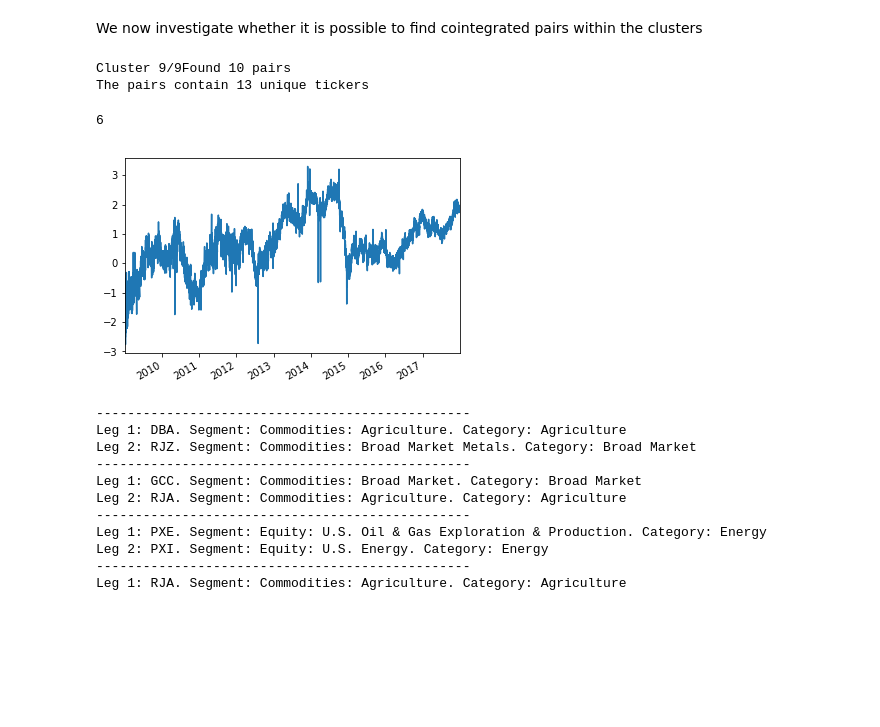
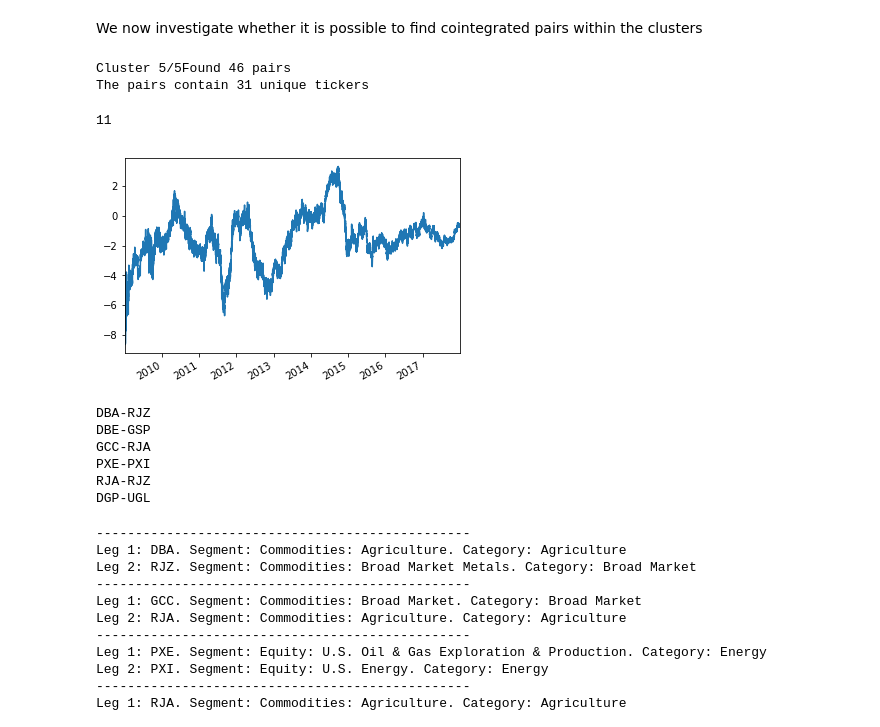
Before and after one commit to simaomsarmento/PairsTrading, a Jupyter notebook: PairsTrading_CommodityETFs-Clustering.ipynb, the cells around one changed output. Saved outputs shown, nothing was run; the diff lists cells and outputs as text; code cells hidden in the pictures; blank space fills up the shorter version.

```diff
--- a/PairsTrading_CommodityETFs-Clustering.ipynb
+++ b/PairsTrading_CommodityETFs-Clustering.ipynb
@@ -350,7 +350,7 @@ We will make use of the DBSCAN unsupervised clustering algorithm, which is avail
 
 The clustering algorithm will give us sensible candidate pairs. We will need to do some validation in the next step.
 # %%
-clustered_series_all, clustered_series, counts, clf = series_analyser.apply_DBSCAN(0.45,#config['clustering']['epsilon'],
+clustered_series_all, clustered_series, counts, clf = series_analyser.apply_DBSCAN(0.8,#config['clustering']['epsilon'],
                                                                                    2,#config['clustering']['min_samples'],
                                                                                    X,
                                                                                    df_returns)
@@ -485,31 +481,41 @@ pairs_unsupervised, unique_tickers = series_analyser.get_candidate_pairs(cluster
                                                             subsample=subsample
                                                             )
 # %% [output]
-Cluster 9/9Found 10 pairs
-The pairs contain 13 unique tickers
+Cluster 5/5Found 46 pairs
+The pairs contain 31 unique tickers
 # %%
 count = 0
 pairs_aux = []
 for pair in pairs_unsupervised:
-    if pair[2]['hurst_exponent']<0.5:
+    if pair[2]['hurst_exponent']<0.45:
         if pair[2]['p_value']<0.05:
             # filter by volatility
             spread = pair[2]['spread']
             spread_pct_change = (((spread - spread.shift(1)) / abs(spread.shift(1))) * 100).fillna(0)
             spread_actual_changes = spread_pct_change[spread_pct_change != 0].abs()
             threshold = spread_actual_changes.quantile(q=0.95, interpolation='linear')
             if threshold > 5:
                 count += 1
                 pairs_aux.append(pair)
                 if count == 5:
                     pair[2]['spread'].plot()
 print(count)
 
-with open('data/etfs/pickle/2009-2019/pairs_unsupervised_learning_'+file_extension+'.pickle', 'wb') as f:
+with open('data/etfs/pickle/2009-2019/pairs_unsupervised_learning_eps08_'+file_extension+'.pickle', 'wb') as f:
     pickle.dump(pairs_aux, f)
 # %% [output]
-6
+11
-[figure, old version]
+[figure, new version]
+# %%
+for i in range(len(pairs_aux)):
+    print('{}-{}'.format(pairs_aux[i][0], pairs_aux[i][1]))
+# %% [output]
+DBA-RJZ
+DBE-GSP
+GCC-RJA
+PXE-PXI
+RJA-RJZ
+DGP-UGL
 # %%
 count_different_category = 0
 for pair in pairs_aux:
```
Also changed, not shown: parts of 3 cells of this notebook, 4 other files.
